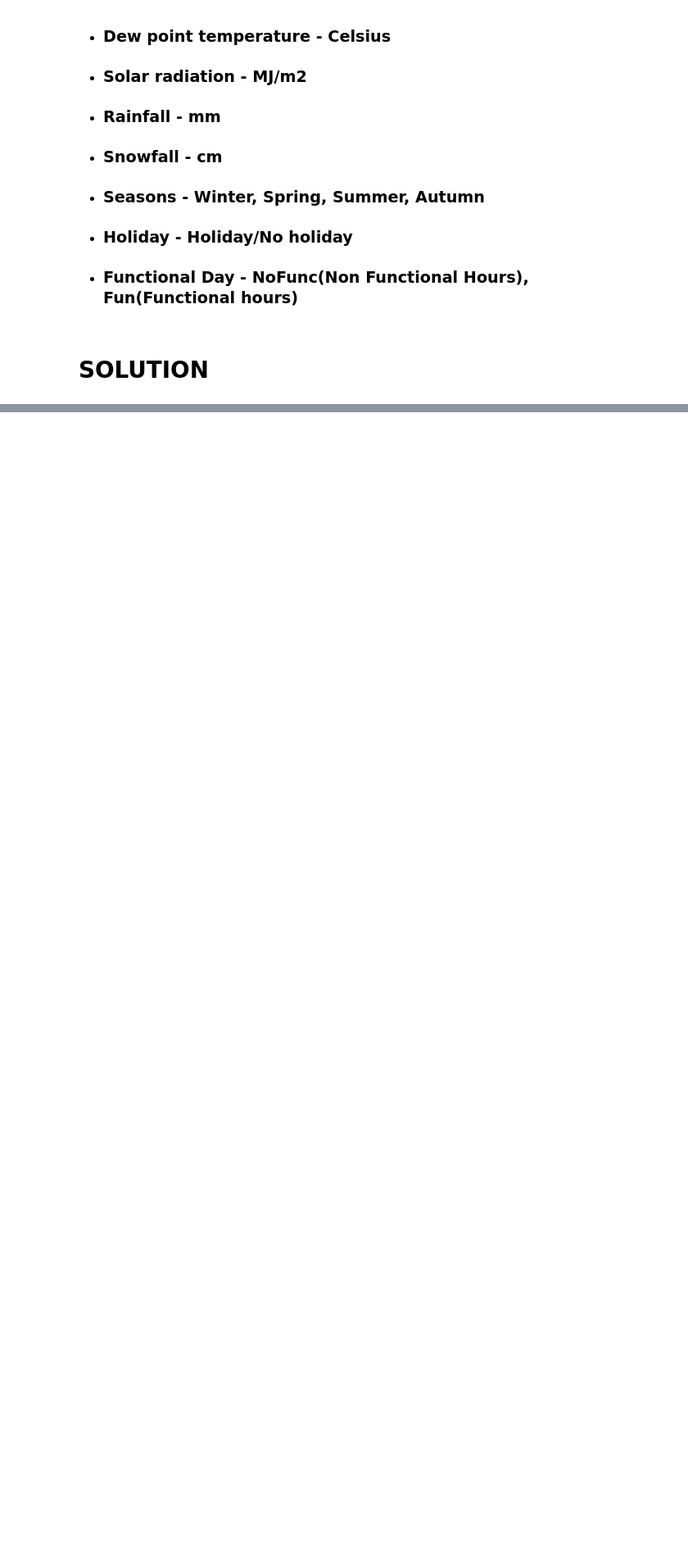
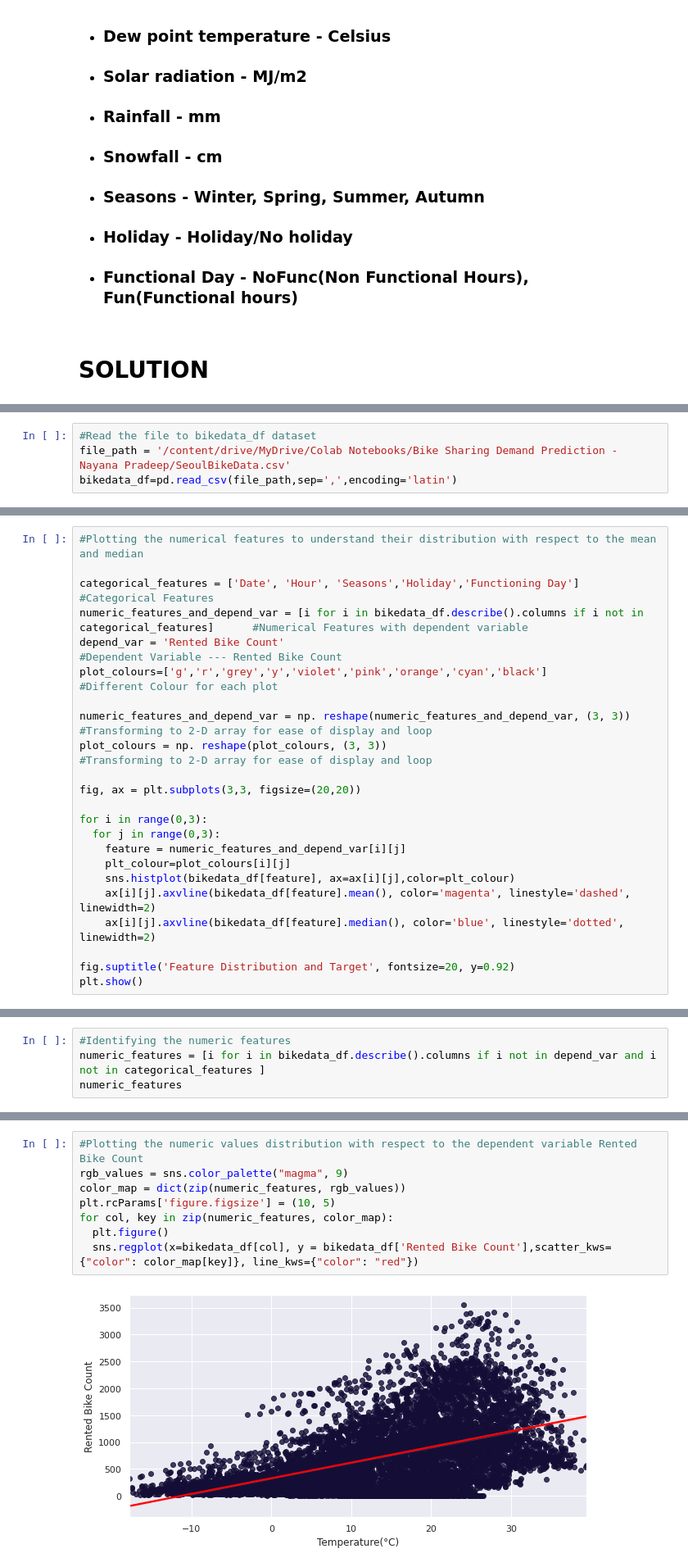
Before and after one commit to NayanaPradeep/Bike_Sharing_Demand, a Jupyter notebook: Bike_Sharing_Demand_Prediction_Capstone_Project.ipynb, the cells around one changed output, grey strips where cells are left out. Shown at 82% size. Cells and saved outputs as stored; diff of their text form; blank space fills up the shorter version.

```diff
--- a/Bike_Sharing_Demand_Prediction_Capstone_Project.ipynb
+++ b/Bike_Sharing_Demand_Prediction_Capstone_Project.ipynb
@@ -232,0 +60,4 @@ plt.show()
+# %%
+#Read the file to bikedata_df dataset
+file_path = '/content/drive/MyDrive/Colab Notebooks/Bike Sharing Demand Prediction - Nayana Pradeep/SeoulBikeData.csv'
+bikedata_df=pd.read_csv(file_path,sep=',',encoding='latin')
@@ -232,0 +230,23 @@ plt.show()
+# %%
+#Plotting the numerical features to understand their distribution with respect to the mean and median
+
+categorical_features = ['Date', 'Hour', 'Seasons','Holiday','Functioning Day']                                      #Categorical Features
+numeric_features_and_depend_var = [i for i in bikedata_df.describe().columns if i not in categorical_features]      #Numerical Features with dependent variable
+depend_var = 'Rented Bike Count'                                                                                    #Dependent Variable --- Rented Bike Count
+plot_colours=['g','r','grey','y','violet','pink','orange','cyan','black']                                           #Different Colour for each plot
+
+numeric_features_and_depend_var = np. reshape(numeric_features_and_depend_var, (3, 3))                              #Transforming to 2-D array for ease of display and loop
+plot_colours = np. reshape(plot_colours, (3, 3))                                                                    #Transforming to 2-D array for ease of display and loop
+
+fig, ax = plt.subplots(3,3, figsize=(20,20))
+
+for i in range(0,3):
+  for j in range(0,3):
+    feature = numeric_features_and_depend_var[i][j]
+    plt_colour=plot_colours[i][j]
+    sns.histplot(bikedata_df[feature], ax=ax[i][j],color=plt_colour)
+    ax[i][j].axvline(bikedata_df[feature].mean(), color='magenta', linestyle='dashed', linewidth=2)
+    ax[i][j].axvline(bikedata_df[feature].median(), color='blue', linestyle='dotted', linewidth=2)
+
+fig.suptitle('Feature Distribution and Target', fontsize=20, y=0.92)
+plt.show()
@@ -232,0 +255,4 @@ plt.show()
+# %%
+#Identifying the numeric features
+numeric_features = [i for i in bikedata_df.describe().columns if i not in depend_var and i not in categorical_features ]
+numeric_features
@@ -232,0 +268,10 @@ plt.show()
+# %%
+#Plotting the numeric values distribution with respect to the dependent variable Rented Bike Count
+rgb_values = sns.color_palette("magma", 9)
+color_map = dict(zip(numeric_features, rgb_values))
+plt.rcParams['figure.figsize'] = (10, 5)
+for col, key in zip(numeric_features, color_map):
+  plt.figure()
+  sns.regplot(x=bikedata_df[col], y = bikedata_df['Rented Bike Count'],scatter_kws={"color": color_map[key]}, line_kws={"color": "red"})
+# %% [output]
+[figure, added]
```
Also changed, not shown: parts of 49 cells of this notebook.
